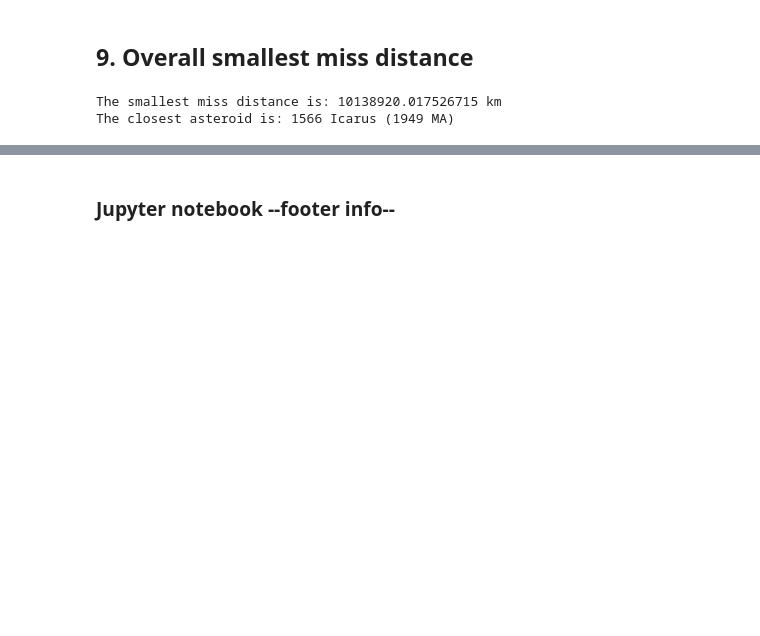
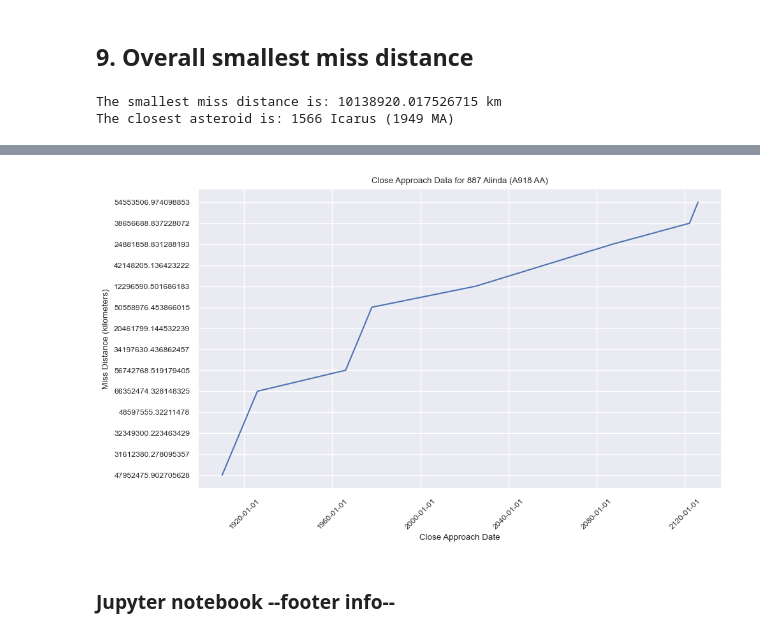
Before and after one commit to rieseflo/sp-project-work, a Jupyter notebook: asteroids.ipynb, the cells around one changed output, grey strips where cells are left out. Saved outputs shown, nothing was run; the diff lists cells and outputs as text; code cells hidden in the pictures; blank space fills up the shorter version.

```diff
--- a/asteroids.ipynb
+++ b/asteroids.ipynb
@@ -628,3 +628,40 @@ The closest asteroid is: 1566 Icarus (1949 MA)
+# %%
+import matplotlib.pyplot as plt
+import matplotlib.dates as mdates
+import datetime
+
+# Select the asteroid data by name
+asteroid_name = "887 Alinda (A918 AA)"  # Replace with the desired asteroid name
+asteroid_data = next((asteroid for asteroid in json_data2["near_earth_objects"] if asteroid["name"] == asteroid_name), None)
+
+if asteroid_data:
+    # Extract the close approach data for the asteroid
+    close_approach_data = asteroid_data["close_approach_data"]
+
+    # Extract the close approach dates and miss distances
+    dates = [data["close_approach_date"] for data in close_approach_data]
+    miss_distances = [data["miss_distance"]["kilometers"] for data in close_approach_data]
+
+    # Convert the dates to datetime format
+    dates = [datetime.datetime.strptime(date, "%Y-%m-%d") for date in dates]
+
+    # Create the line chart
+    plt.figure(figsize=(10, 6))
+    plt.plot(dates, miss_distances)
+    plt.xlabel("Close Approach Date")
+    plt.ylabel("Miss Distance (kilometers)")
+    plt.title(f"Close Approach Data for {asteroid_name}")
+    plt.xticks(rotation=45)
+    plt.gca().xaxis.set_major_locator(mdates.AutoDateLocator())
+    plt.gca().xaxis.set_major_formatter(mdates.DateFormatter("%Y-%m-%d"))
+    plt.tight_layout()
+
+    # Show the plot
+    plt.show()
+else:
+    print(f"No data found for asteroid: {asteroid_name}")
+# %% [output]
+[figure, added]
 # %% [markdown]
 ### Jupyter notebook --footer info--
 # %%
```
Also changed, not shown: parts of 5 cells of this notebook.
